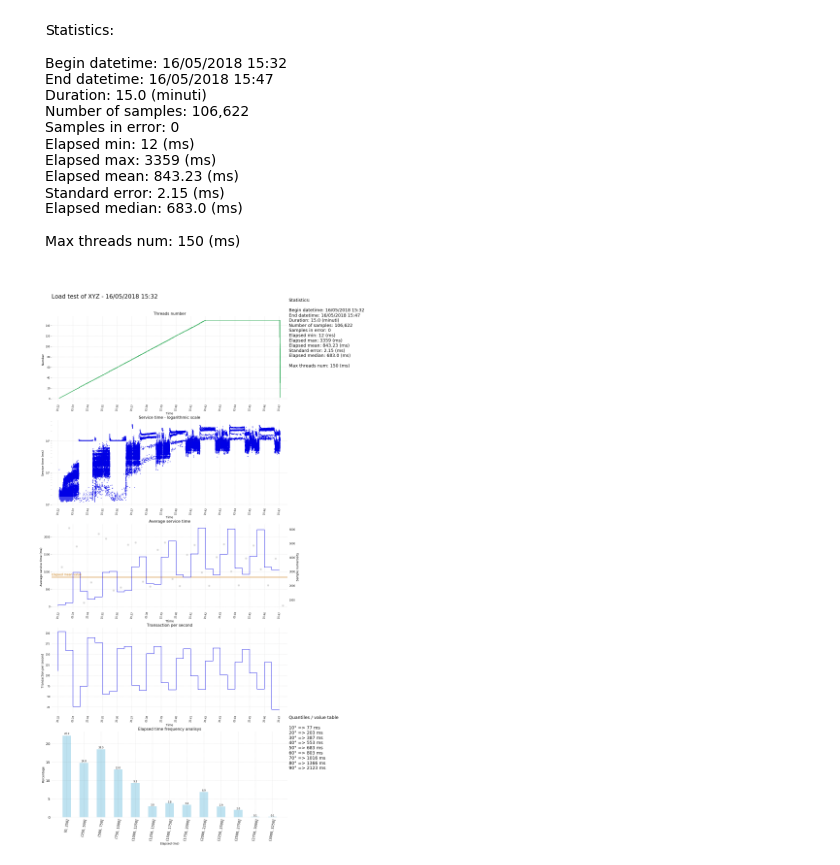
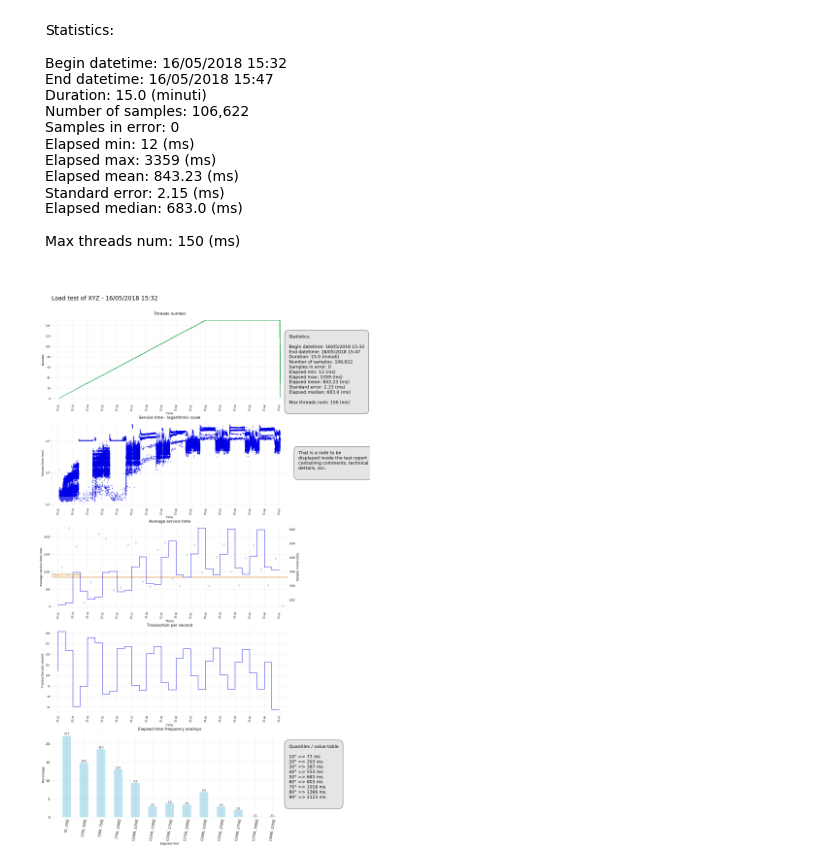
Before and after one commit to p-giovanni/JMeter_report, a Jupyter notebook: notebook/JMeter_Report.ipynb, the cells around one changed output. Saved outputs shown, nothing was run; the diff lists cells and outputs as text; code cells hidden in the pictures.

```diff
--- a/notebook/JMeter_Report.ipynb
+++ b/notebook/JMeter_Report.ipynb
@@ -111,6 +111,10 @@ it = {
 
     ,"stats elapsed":             ("Tempo di servizio minimo: {min} (ms)\nTempo di servizio massimo: {max} (ms)\nTempo di servizio medio: {avg} (ms)\nVarianza: {stde} (ms)\nTempo di servizio - mediana: {med} (ms)\n")
     ,"stats max threads":         ("Numero massimo di thread: {th} (ms)\n")
+
+    ,"quantiles":                 ("", 18)
+    ,"statistics":                ("", 18)
+    ,"notes":                     ("", 18)
 }
 en = {
      "picture_title": ("Load test of XYZ", 24)
@@ -150,6 +154,9 @@ en = {
 
     ,"stats elapsed":             ("Elapsed min: {min} (ms)\nElapsed max: {max} (ms)\nElapsed mean: {avg} (ms)\nStandard error: {stde} (ms)\nElapsed median: {med} (ms)\n")
     ,"stats max threads":         ("Max threads num: {th} (ms)\n")
+    ,"quantiles":                 ("", 18)
+    ,"statistics":                ("", 18)
+    ,"notes":                     ("", 18)
 }
 # %%
 class TypeOfChart(Enum):
@@ -159,6 +166,15 @@ class TypeOfChart(Enum):
 class TypeOfOutputChart(Enum):
     PDF = 1
     PNG = 2
+
+# ------------------------------------------------------------
+# Note to write in the test report.
+# ------------------------------------------------------------
+note = """That is a note to be
+displayed inside the test report
+containing comments, technical
+dettails, ecc.
+"""
 
 # ------------------------------------------------------------
 # Settings section.
@@ -592,15 +608,21 @@ plt.savefig(os.path.join(images_path,"{prefix}transaction_X_second_chart.png".fo
 #
 #
 #
-def text_box(ax, text, colors=["#FFFFFF", "#000000", "#c87607"], fontsize=14, x=0, y=0):
+def text_box(ax, text, colors=["#FFFFFF", "#000000"], fontsize=14, x=0, y=0):
     """
     """
     rv = False
     try:
+        edgecolor = "none"
+        boxstyle = "square"
+        if len(colors) >= 3 and colors[2] is not None:
+            edgecolor = colors[2]
+            boxstyle = "round,pad=1"
         ax.text(x, y
                ,text
-               ,bbox=dict(boxstyle = "square", facecolor = colors[0], edgecolor = "none")
-               ,color = colors[1]
+               ,ha="left", va="center"
+               ,bbox=dict(boxstyle = boxstyle, facecolor = colors[0], edgecolor = edgecolor)
+               ,color=colors[1]
                ,fontsize=fontsize)
         set_axes_common_properties(ax, no_grid=True)
         ax.get_xaxis().set_ticks([])
@@ -741,6 +776,8 @@ ax.append(fig0.add_subplot(gs1[1,0]))
 ax.append(fig0.add_subplot(gs1[1, 1]))
 
 ax.append(fig0.add_subplot(gs1[2,0]))
+ax.append(fig0.add_subplot(gs1[2,1]))
+
 ax.append(fig0.add_subplot(gs1[3,0]))
 ax.append(fig0.add_subplot(gs1[4,0]))
 
@@ -758,13 +795,17 @@ threads_chart(ax[idx], df.index, df["allThreads"], color="#009933")
 idx += 1
 text = statistics_box_text()
 if text[0] == True:
-    text_box(ax[idx], text[1], fontsize=18, y=0.35)
+    text_box(ax[idx], text[1], fontsize=labels['statistics'][1], y=0.35, colors=["#e5e5e5", "#000000", "#000000"])
 
 idx += 1
 elapsed_chart(ax[idx]
              ,x=df.index, y=df["elapsed"]
              ,errors=[errors_df.index, errors_df["elapsed"]]
              ,logarithmic=True)
+
+idx += 1
+text_box(ax[idx], note, colors=["#e5e5e5", "#000000", "#000000"], fontsize=labels['notes'][1], x=0.2, y=0.5)
+
 idx += 1
 elapsed_binned_chart(ax[idx]
                     ,x=binned_elapsed.index
@@ -777,32 +818,32 @@ transaction_per_second_chart(ax[idx]
                     ,x=binned_elapsed.index
                     ,y=binned_elapsed['tps'].values)
 
 idx += 1
 frequencies = config_elapsed_frequency_chart(type_of_elapsed_frequency_chart)
 if frequencies[0] == True:
     elapsed_frequency_chart(ax=ax[idx], x=frequencies[1].index.astype(str), y=frequencies[1])
 
 idx += 1
 text = quantiles_box_text()
 if text[0] == True:
-    text_box(ax[idx], text[1], fontsize=18, y=0.5)
+    text_box(ax[idx], text[1], fontsize=labels['quantiles'][1], colors=["#e5e5e5", "#000000", "#000000"], y=0.5)
 
 #plt.subplots_adjust(left=0.2) #, right=0.2, top=0.2, bottom=0.1)
 #plt.tight_layout(pad=0.2, w_pad=0.2, h_pad=0.2)
 
 if output_chart_type == TypeOfOutputChart.PDF:
     output_format = "pdf"
     paper_type = 'a4'
     plt.savefig(os.path.join(images_path,"{prefix}All-CHARTS.{fmt}".format(fmt=output_format, prefix=image_file_prefix))
                ,format=output_format
                ,papertype=paper_type
                ,bbox_inches='tight'
                ,pad_inches=0.5)
 else:
     output_format = "png"
     plt.savefig(os.path.join(images_path,"{prefix}All-CHARTS.{fmt}".format(fmt=output_format, prefix=image_file_prefix))
                ,format=output_format
                ,bbox_inches='tight'
                ,pad_inches=0.5)
 # %% [output]
-[figure, old version]
+[figure, new version]
```
Also changed, not shown: parts of 3 cells of this notebook, 2 other files.
